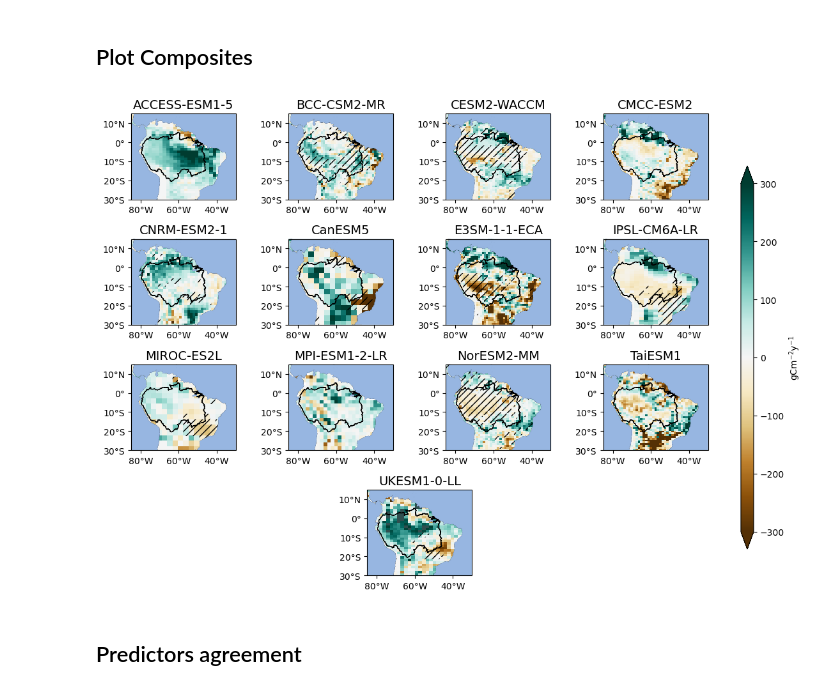
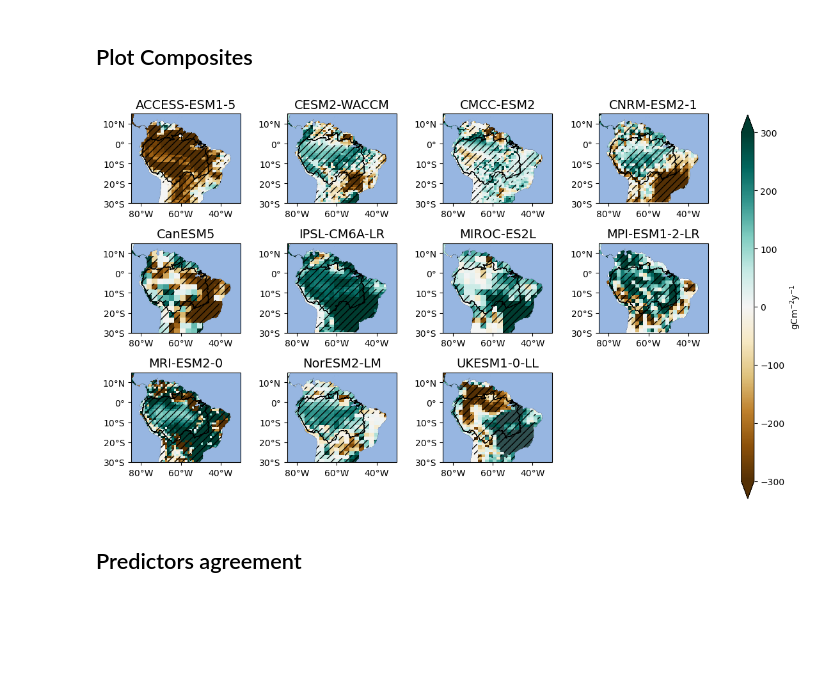
Before and after one commit to Matteo-Mastro/Amazon_CMIP6, a Jupyter notebook: Code/Composites_MM_nep_canonical.ipynb, the cells around one changed output. Cells and saved outputs as stored; diff of their text form; code cells hidden in the pictures; blank space fills up the shorter version.

```diff
--- a/Code/Composites_MM_nep_canonical.ipynb
+++ b/Code/Composites_MM_nep_canonical.ipynb
@@ -202,3 +315,7 @@ for i,model in enumerate(esm):
+# %%
+esm = []
+for i, item in enumerate(ds_hist_seas):
+    esm.append(item.esm)
 # %% [markdown]
 ## Composites analysis
 
@@ -440,11 +540,11 @@ Take the mean response of Mann-Whitney xarray
 # %%
-mannwhitney_nino_anom_hist = xr_mean_list(mannwhitney_nino_anom_hist, esm)
-mannwhitney_nino_anom_ssp = xr_mean_list(mannwhitney_nino_anom_ssp, esm)
-mannwhitney_nino_effect = xr_mean_list(mannwhitney_nino_effect, esm)
-mannwhitney_nina_anom_hist = xr_mean_list(mannwhitney_nina_anom_hist, esm)
-mannwhitney_nina_anom_ssp = xr_mean_list(mannwhitney_nina_anom_ssp, esm)
-mannwhitney_nina_effect = xr_mean_list(mannwhitney_nina_effect, esm)
-mannwhitney_msc = xr_mean_list(mannwhitney_msc, esm)
+mannwhitney_nino_anom_hist = xr_mean_list(mannwhitney_nino_anom_hist)
+mannwhitney_nino_anom_ssp = xr_mean_list(mannwhitney_nino_anom_ssp)
+mannwhitney_nino_effect = xr_mean_list(mannwhitney_nino_effect)
+mannwhitney_nina_anom_hist = xr_mean_list(mannwhitney_nina_anom_hist)
+mannwhitney_nina_anom_ssp = xr_mean_list(mannwhitney_nina_anom_ssp)
+mannwhitney_nina_effect = xr_mean_list(mannwhitney_nina_effect)
+mannwhitney_msc = xr_mean_list(mannwhitney_msc)
 # %% [markdown]
 ## Plot Composites
 # %%
@@ -473,7 +573,7 @@ amz = ShapelyFeature([amz.geometry], ccrs.PlateCarree(), facecolor='none', edgec
 # amz = ShapelyFeature([amz.geometry], ccrs.PlateCarree(), facecolor='none', edgecolor='black', lw=0.8)
 # cer = ShapelyFeature([cer.geometry], ccrs.PlateCarree(), facecolor='none', edgecolor='cyan', lw=0.7)
 
-plots = ["nina_effect"] #,"nino_effect","nina_effect","msc","nino_ssp","nina_ssp"]
+plots = ["msc_net"] #,"nina_effect","nina_ssp","nina_hist","nino_effect","nino_ssp","nino_hist","msc_net"] #,"nino_effect","nina_effect","msc","nino_ssp","nina_ssp"]
 
 for to_plot in plots:
 
@@ -487,10 +587,15 @@ for to_plot in plots:
         title = 'Composite NEP Nino effect ssp585 - DJF'
         hatch_plot = mannwhitney_nino_effect
 
-    if to_plot == "msc":
-        data_plot = msc
+    if to_plot == "msc_net":
+        data_plot = msc_net
         title = 'Composite NEP mean state change ssp585 - DJF'
         hatch_plot = mannwhitney_msc
+
+    if to_plot == "msc_eco2":
+        data_plot = msc_eco2
+        title = 'Composite NEP eco2 ssp585 - DJF'
+        hatch_plot = None
 
     if to_plot == "ms_ssp":
         data_plot = ms_ssp
@@ -550,7 +655,7 @@ for to_plot in plots:
     gs = gridspec.GridSpec(4, 8)
 
     # Iteratively create subplots
-    for i, ax in enumerate(data_plot):
+    for i,k in enumerate(data_plot.keys()):
 
         if i < 4:
             ax = fig.add_subplot(gs[0, 2 * i : 2 * i + 2], projection = ccrs.PlateCarree())
@@ -561,14 +666,16 @@ for to_plot in plots:
         if i > 11:
             ax = fig.add_subplot(gs[3, 2 * i - 21 : 2 * i -19], projection = ccrs.PlateCarree())
 
-        lons = data_plot[i].lon
-        lats = data_plot[i].lat
+        lons = data_plot[k].lon
+        lats = data_plot[k].lat
         min_value, max_value = -300,300
-        map1 = ax.pcolormesh(lons, lats, data_plot[i], vmin=min_value, vmax=max_value, transform = ccrs.PlateCarree(), cmap=cmap)
-        # map = ax.contourf(lons, lats, data_plot[i], vmin=min_value, vmax=max_value, transform = ccrs.PlateCarree(), cmap=cmap, norm=colors.TwoSlopeNorm(0))
-        sign = np.ma.masked_greater(hatch_plot[i], 0.05)
-        map = ax.pcolor(lons, lats, sign, hatch = '///', transform = ccrs.PlateCarree(), alpha=0)
-
+        map1 = ax.pcolormesh(lons, lats, data_plot[k], vmin=min_value, vmax=max_value, transform = ccrs.PlateCarree(), cmap=cmap)
+        # map = ax.contourf(lons, lats, data_plot[k], vmin=min_value, vmax=max_value, transform = ccrs.PlateCarree(), cmap=cmap, norm=colors.TwoSlopeNorm(0))
+        if to_plot != "msc_eco2":
+            sign = np.ma.masked_greater(hatch_plot[k], 0.05)
+            map = ax.pcolor(lons, lats, sign, hatch = '///', transform = ccrs.PlateCarree(), alpha=0)
+        else:
+            None
         ax.set_extent([lon_min, lon_max, lat_min, lat_max], ccrs.PlateCarree())
         ax.coastlines()
         ax.add_feature(cfeature.NaturalEarthFeature('physical', 'ocean', '50m', edgecolor='face', facecolor=cfeature.COLORS['water']))
@@ -585,40 +692,40 @@ for to_plot in plots:
         ax.set_yticks(np.arange(lat_min,lat_max,10), crs=ccrs.PlateCarree())
         lat_formatter = LATITUDE_FORMATTER
         ax.yaxis.set_major_formatter(lat_formatter)
-        ax.set_title(data_plot[i]["esm"].values,fontsize=14)
+        ax.set_title(k,fontsize=14)
 
     # # XtickLabels alternative 2
     #     from cartopy.mpl.gridliner import LONGITUDE_FORMATTER, LATITUDE_FORMATTER
     #     gl = ax.gridlines(draw_labels=True, crs=ccrs.PlateCarree(),x_inline=False, y_inline=False,linewidth=0,
     #                             xlocs=[-100,-80,-60, -40],
     #                             ylocs=[-20,0,20])
     #     gl.right_labels = False
     #     gl.top_labels = False
     #     gl.xformatter = LONGITUDE_FORMATTER
     #     gl.yformatter = LATITUDE_FORMATTER
 
     # --- Plot colorbar
     #fig.subplots_adjust(wspace=0, hspace=0)
     fig.subplots_adjust(bottom=0.2, top=0.95, left=0.1, right=0.8, wspace=0.0, hspace=0.25)
     fig.tight_layout()
-    cbar_ax = fig.add_axes([1.02, 0.1, 0.02, 0.75])                     # Left, Bottom, Width, Height
+    cbar_ax = fig.add_axes([1.02, 0.2, 0.02, 0.75])                     # Left, Bottom, Width, Height
     clb = fig.colorbar(map1, cax=cbar_ax, extend="both")
     # clb.cmap.set_under('maroon')
     clb.cmap.set_over('darkslategray')
     clb.set_label(cbar_label)
     # clb.ax.set_yticklabels(np.arange(-6,9,2))
 
     # --- Set plot properties
     # fig.suptitle(title, fontsize = 20, y=1.05)
     #fig.supylabel(ylabel)
 
     # --- Output file
-    output_file = os.path.join(out_path, title) + "_colorblind.png"
+    output_file = os.path.join(out_path, title) + "_net_colorblind.png"
     plt.savefig(output_file, bbox_inches='tight')
     plt.show()
     plt.close()
 # %% [output]
-[figure, old version]
+[figure, new version]
 # %% [markdown]
 ## Predictors agreement
 # %%
```
Also changed, not shown: parts of 26 cells of this notebook, 18 other files.
